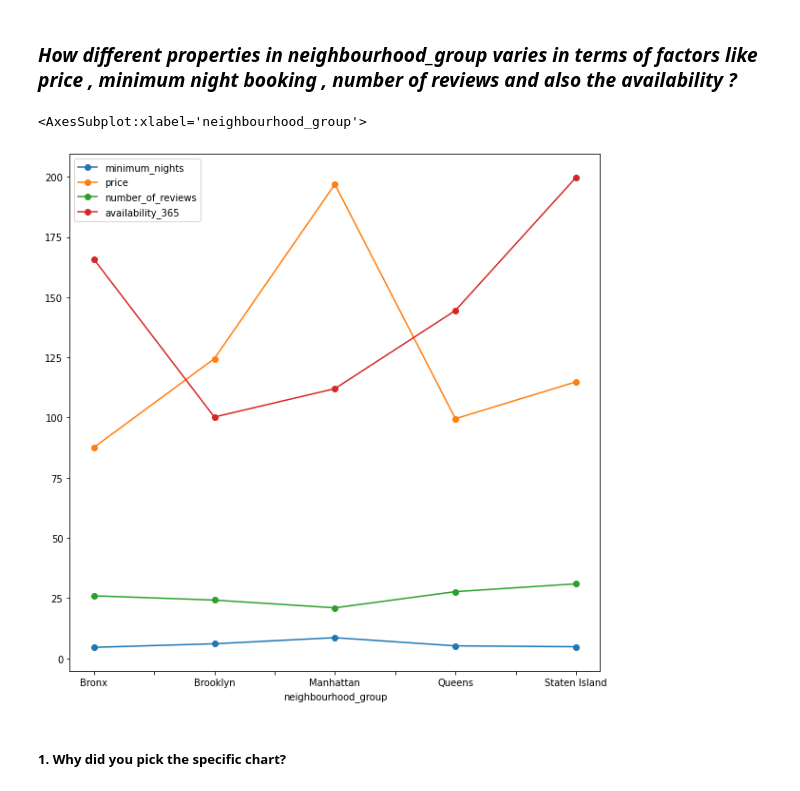
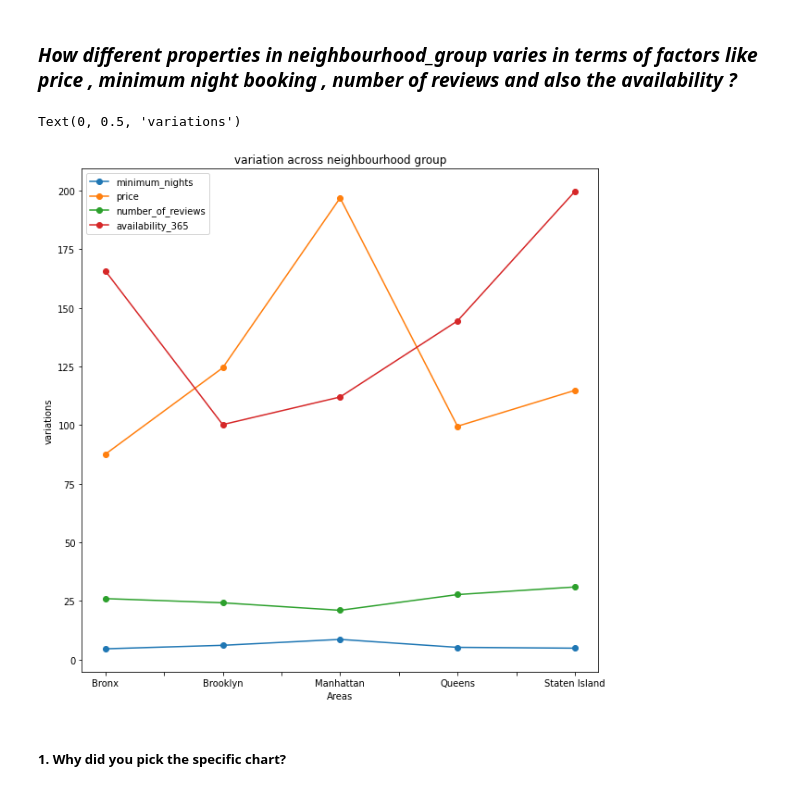
Before and after one commit to apurva-shrivastava/AirBnb-Booking-Analysis, a Jupyter notebook: Apurva_Shrivastava_EDA_Submission_Template.ipynb, the cells around one changed output. Saved outputs shown, nothing was run; the diff lists cells and outputs as text; code cells hidden in the pictures.

```diff
--- a/Apurva_Shrivastava_EDA_Submission_Template.ipynb
+++ b/Apurva_Shrivastava_EDA_Submission_Template.ipynb
@@ -392,9 +392,12 @@ Their is no as as such insights which lead to negetive growth however we can see
 # %%
 # Chart - 4 visualization code
 air_df_new_price_notzero[['minimum_nights','price','number_of_reviews','neighbourhood_group','availability_365']].groupby("neighbourhood_group").mean().plot(figsize=(10,10), marker='o')
+plt.title("variation across neighbourhood group")
+plt.xlabel("Areas")
+plt.ylabel("variations")
 # %% [output]
-<AxesSubplot:xlabel='neighbourhood_group'>
+Text(0, 0.5, 'variations')
-[figure, old version]
+[figure, new version]
 # %% [markdown]
 ##### 1. Why did you pick the specific chart?
 # %% [markdown]
```
Also changed, not shown: parts of 87 cells of this notebook.
